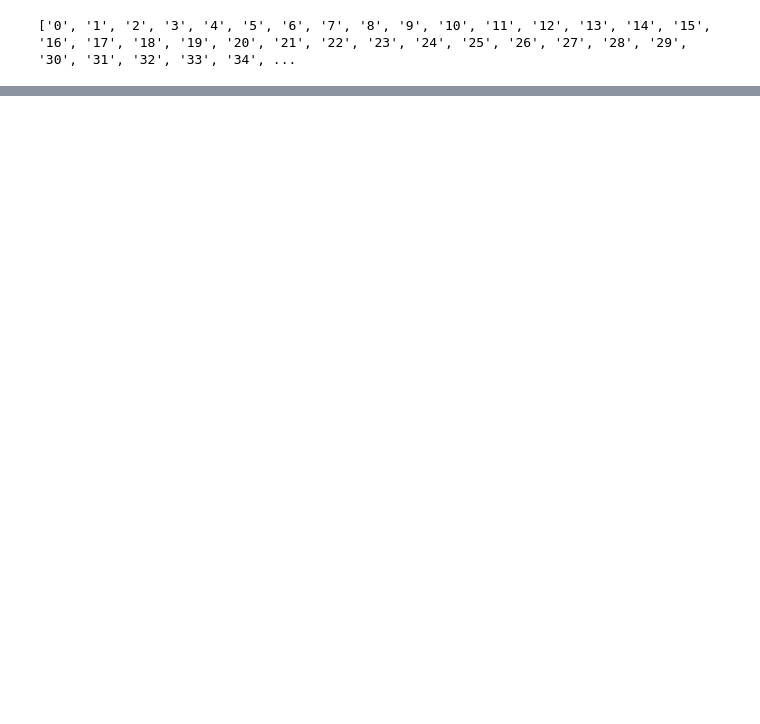
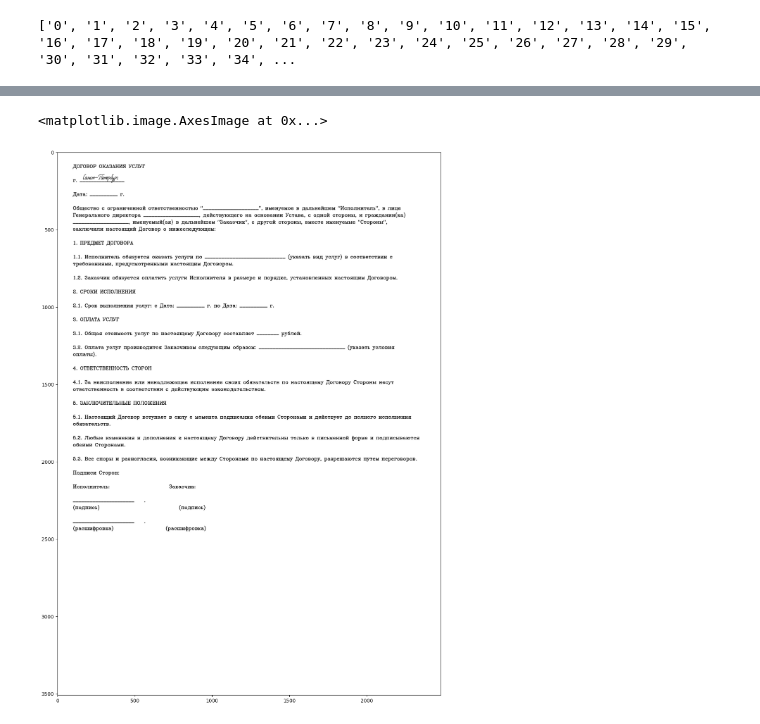
Before and after one commit to GeTrekt133/handwrite_recognation_in_documents, a Jupyter notebook: YOLO.ipynb, the cells around one changed output, grey strips where cells are left out. Cells and saved outputs as stored; diff of their text form; code cells hidden in the pictures; blank space fills up the shorter version.

```diff
--- a/YOLO.ipynb
+++ b/YOLO.ipynb
@@ -897,0 +963,22 @@ f = open('new_streets.txt', 'w+').write(new_data)
+# %%
+img = cv2.imread('test.jpg')
+img = cv2.cvtColor(img, cv2.COLOR_RGB2RGBA)
+s_img = cv2.cvtColor(s_img, cv2.COLOR_RGB2RGBA)
+for i in range(s_img.shape[0]):
+    for j in range(s_img.shape[1]):
+        if np.all(s_img[i][j][:3] == 255):
+            s_img[i][j][3] = 0
+alpha_s = s_img[:, :, 3] / 255.0
+alpha_l = 1.0 - alpha_s
+x_offset = 150
+y_offset = 130
+y1, y2 = y_offset, y_offset + s_img.shape[0]
+x1, x2 = x_offset, x_offset + s_img.shape[1]
+for c in range(0, 3):
+    img[y1:y2, x1:x2, c] = (alpha_s * s_img[:, :, c] +
+                              alpha_l * img[y1:y2, x1:x2, c])
+plt.figure(figsize=(20, 20))
+plt.imshow(img)
+# %% [output]
+<matplotlib.image.AxesImage at 0x...>
+[figure, added]
```
Also changed, not shown: parts of 15 cells of this notebook.
